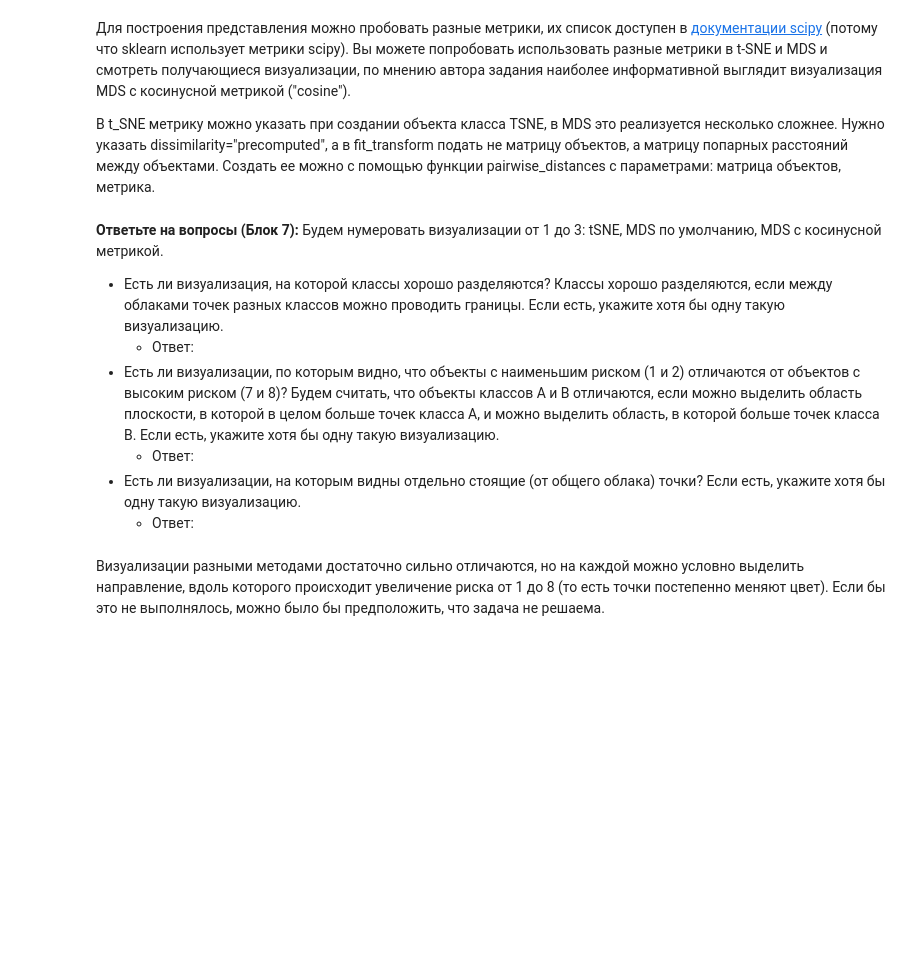
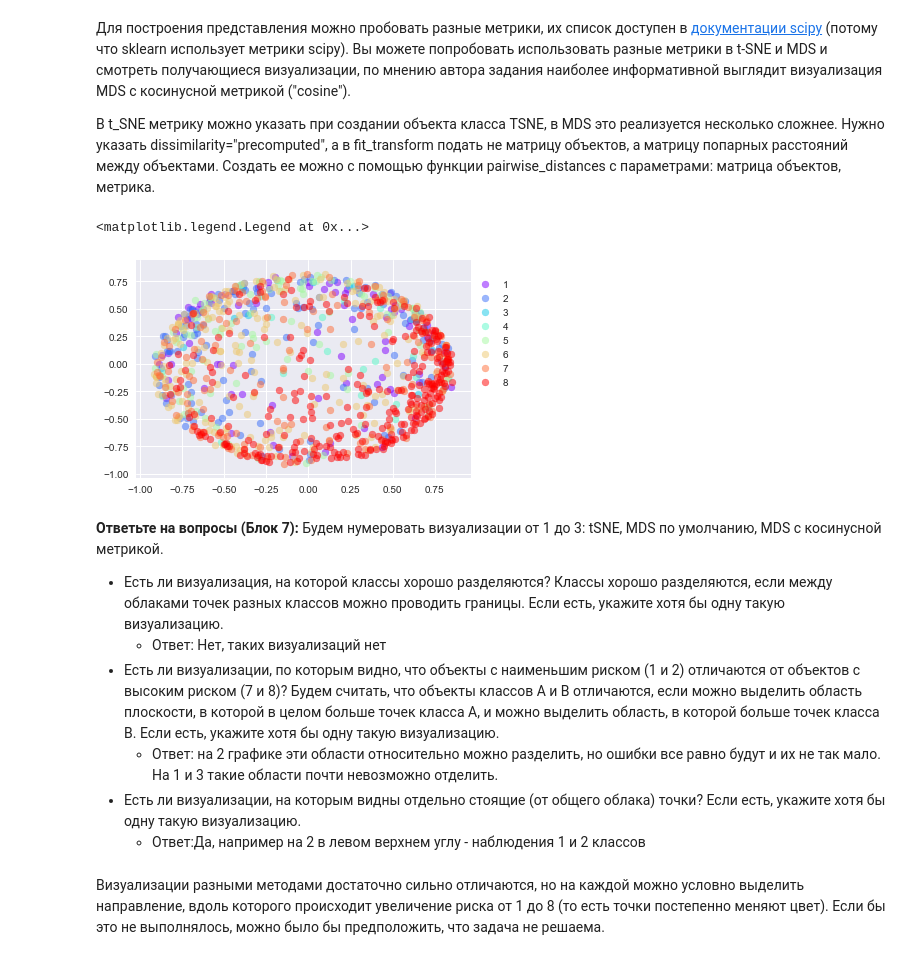
Before and after one commit to kirrlix1994/specialization_yandex_and_mipt, a Jupyter notebook: 3-unsupervised-learning/assignments/c3_w3_Visualization.ipynb, the cells around one changed output. Cells and saved outputs as stored; diff of their text form; code cells hidden in the pictures; blank space fills up the shorter version.

```diff
--- a/3-unsupervised-learning/assignments/c3_w3_Visualization.ipynb
+++ b/3-unsupervised-learning/assignments/c3_w3_Visualization.ipynb
@@ -338,21 +374,29 @@ plt.legend()
 В t_SNE метрику можно указать при создании объекта класса TSNE, в MDS это реализуется несколько сложнее. Нужно указать dissimilarity="precomputed", а в fit_transform подать не матрицу объектов, а матрицу попарных расстояний между объектами. Создать ее можно с помощью функции pairwise_distances с параметрами: матрица объектов, метрика.
 # %%
 # Код 6. Присвойте переменной MDS_transformed_cos результат понижения размерности методом MDS с косинусной метрикой
+# pairwise distances matrix with cosine distance
+mds_pairwise_dist = pairwise_distances(data_subset, metric='cosine')
+#
+model_mds_cos = MDS(random_state=321,dissimilarity='precomputed')
+MDS_transformed_cos = model_mds_cos.fit_transform(mds_pairwise_dist)
 # %%
 colors = cm.rainbow(np.linspace(0, 1, len(set(response_subset))))
 for y, c in zip(set(response_subset), colors):
     plt.scatter(MDS_transformed_cos[response_subset.values[:subset_l]==y, 0],
                 MDS_transformed_cos[response_subset.values[:subset_l]==y, 1],
                 c=c, alpha=0.5, label=str(y))
-plt.legend()
+plt.legend(loc=(1, 0.4))
+# %% [output]
+<matplotlib.legend.Legend at 0x...>
+[figure, added]
 # %% [markdown]
 __Ответьте на вопросы (Блок 7):__ Будем нумеровать визуализации от 1 до 3: tSNE, MDS по умолчанию, MDS с косинусной метрикой.
 * Есть ли визуализация, на которой классы хорошо разделяются? Классы хорошо разделяются, если между облаками точек разных классов можно проводить границы. Если есть, укажите хотя бы одну такую визуализацию.
-    * Ответ:
+    * Ответ: Нет, таких визуализаций нет
 * Есть ли визуализации, по которым видно, что объекты с наименьшим риском (1 и 2) отличаются от объектов с высоким риском (7 и 8)? Будем считать, что объекты классов A и B отличаются, если можно выделить область плоскости, в которой в целом больше точек класса A, и можно выделить область, в которой больше точек класса B. Если есть, укажите хотя бы одну такую визуализацию.
-    * Ответ:
+    * Ответ:  на 2 графике эти области относительно можно разделить, но ошибки все равно будут и их не так мало. На 1 и 3 такие области почти невозможно отделить.
 * Есть ли визуализации, на которым видны отдельно стоящие (от общего облака) точки? Если есть, укажите хотя бы одну такую визуализацию.
-    * Ответ:
+    * Ответ:Да, например на 2 в левом верхнем углу - наблюдения 1 и 2 классов
 # %% [markdown]
 Визуализации разными методами достаточно сильно отличаются, но на каждой можно условно выделить направление, вдоль которого происходит увеличение риска от 1 до 8 (то есть точки постепенно меняют цвет). Если бы это не выполнялось, можно было бы предположить, что задача не решаема.
 # %% [markdown]
```
Also changed, not shown: parts of 24 cells of this notebook.
